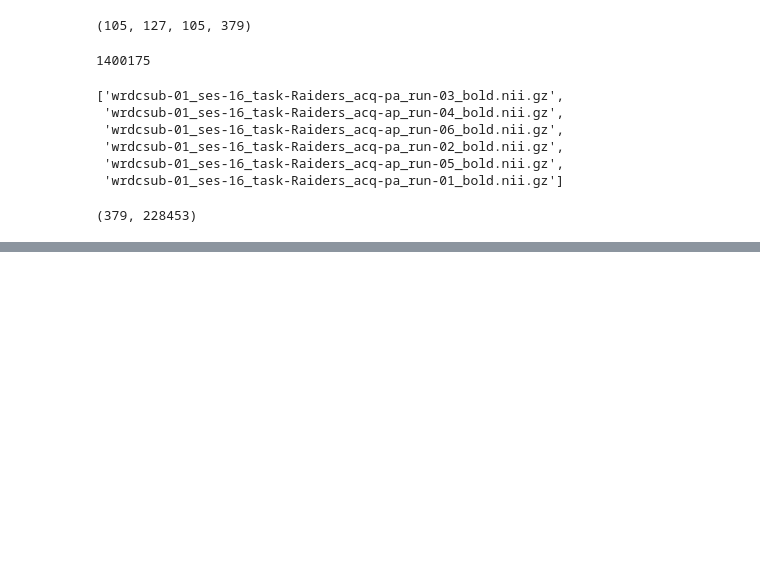
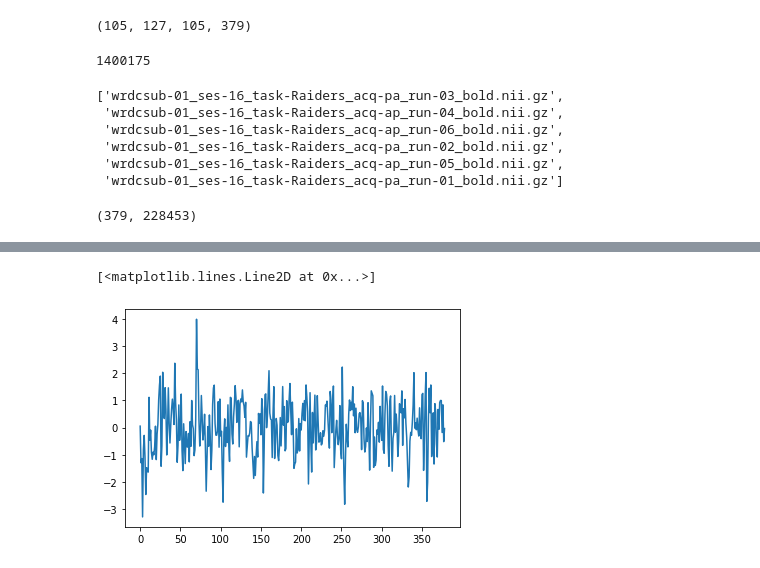
Before and after one commit to swaythe/IBC_scripts, a Jupyter notebook: FastSRM scratchpad.ipynb, the cells around one changed output, grey strips where cells are left out. Drawn from its saved outputs; the diff is of its cells as text; code cells hidden in the pictures; blank space fills up the shorter version.

```diff
--- a/FastSRM scratchpad.ipynb
+++ b/FastSRM scratchpad.ipynb
@@ -193,0 +227,5 @@ np.sum((379, 347, 346, 374, 297, 314, 281, 211, 375, 314, 350, 353))
+# %%
+plt.plot(npy_dat_test[0][:,439])
+# %% [output]
+[<matplotlib.lines.Line2D at 0x...>]
+[figure, added]
```
Also changed, not shown: parts of 15 cells of this notebook, 4 other files.
